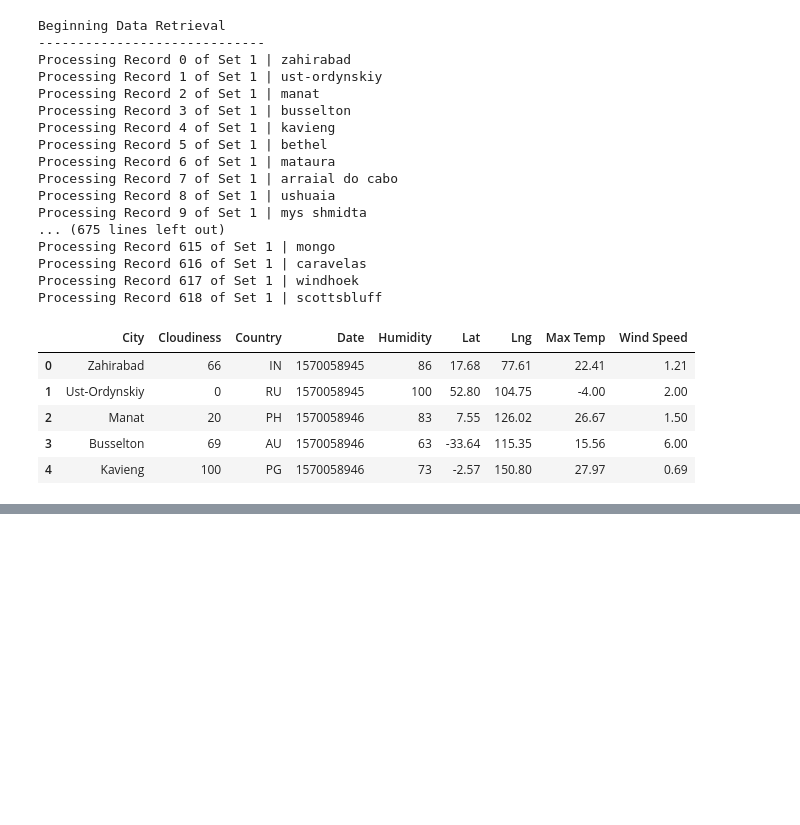
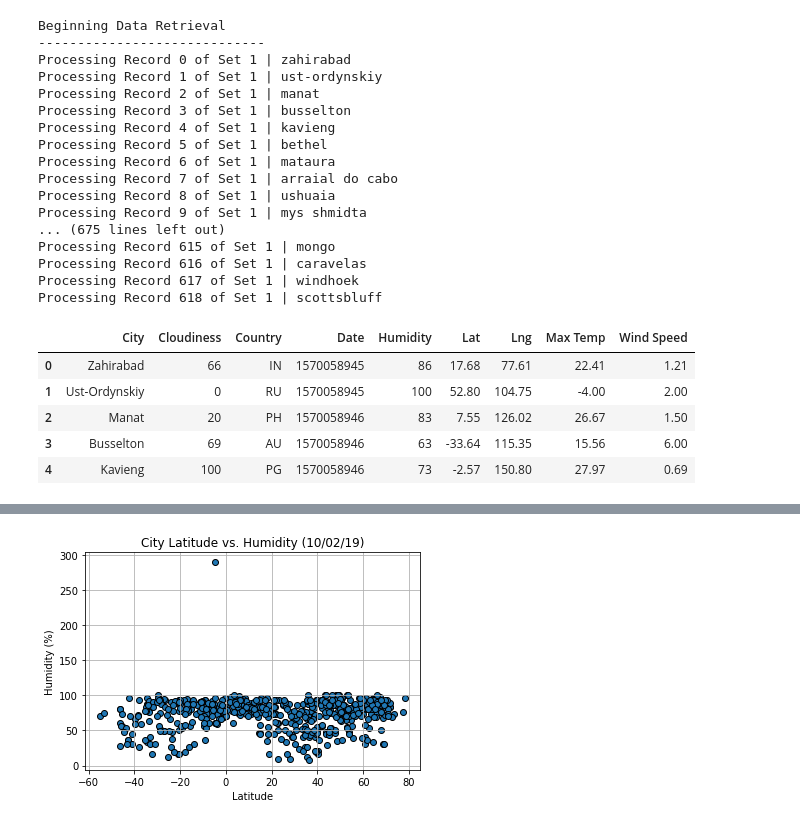
Before and after one commit to mitchellcapell95/Python-APIs, a Jupyter notebook: WeatherPy.ipynb, the cells around one changed output, grey strips where cells are left out. Saved outputs shown, nothing was run; the diff lists cells and outputs as text; code cells hidden in the pictures; blank space fills up the shorter version.

```diff
--- a/WeatherPy.ipynb
+++ b/WeatherPy.ipynb
@@ -143,0 +192,18 @@ weather_df.to_csv("weather_data.csv", encoding="utf-8", index=False)
+# %%
+#Latitude vs. Humidity Plot
+
+plt.scatter(final_weather_df["Lat"], final_weather_df["Humidity"], marker="o",edgecolor='black')
+
+# Incorporate the other graph properties
+plt.title("City Latitude vs. Humidity (10/02/19)")
+plt.ylabel("Humidity (%)")
+plt.xlabel("Latitude")
+plt.grid(True)
+
+# Save the figure
+plt.savefig("Lat&Humid.png")
+
+# Show plot
+plt.show()
+# %% [output]
+[figure, added]
```
Also changed, not shown: parts of 6 cells of this notebook, 4 other files.
